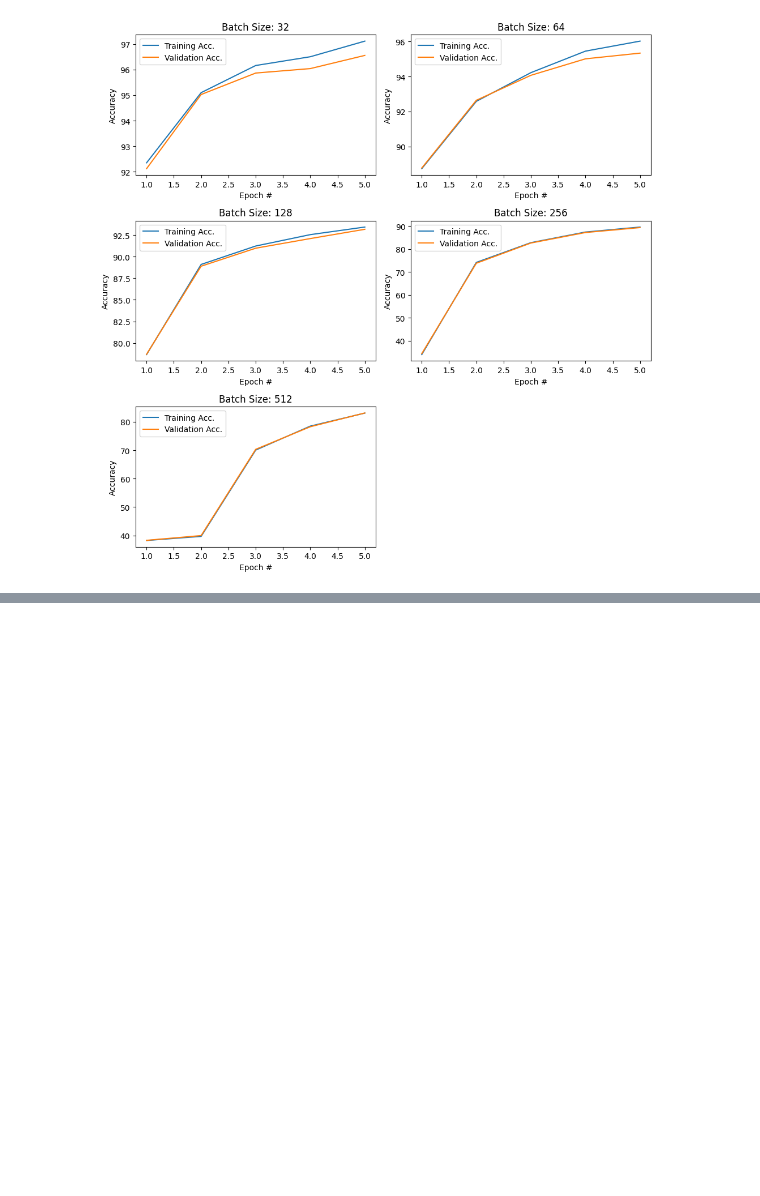
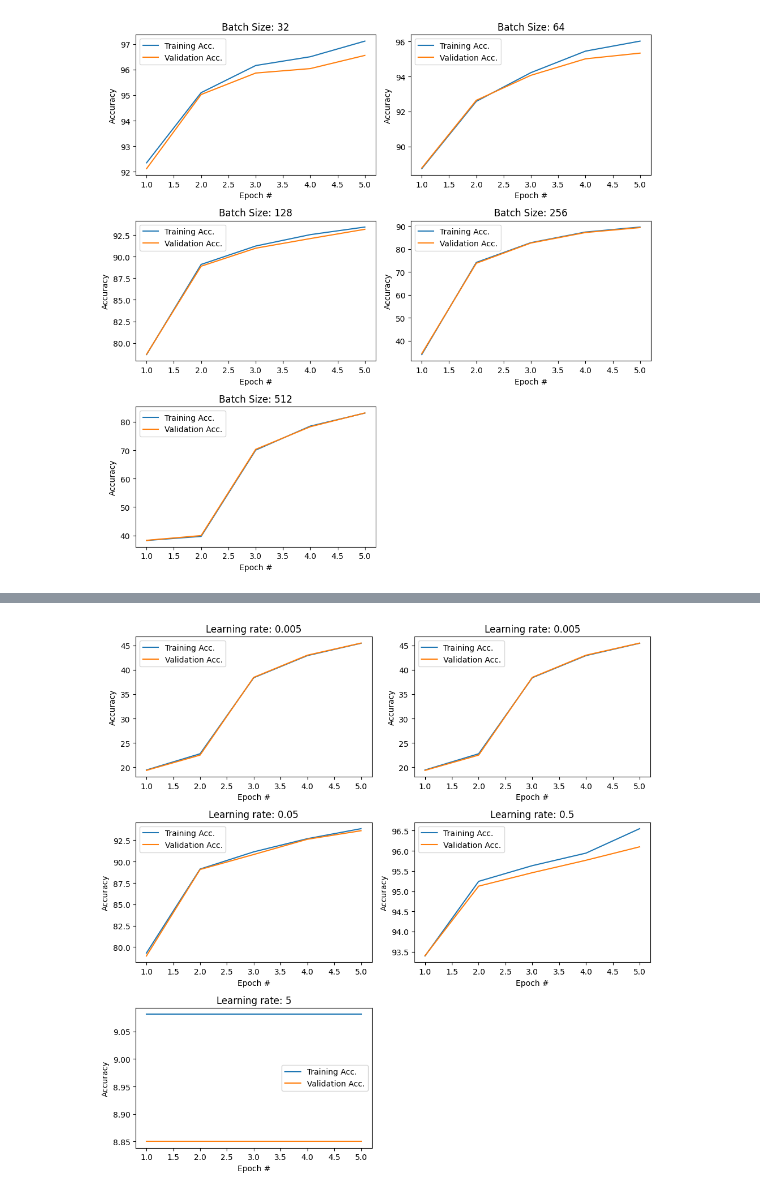
Before and after one commit to jrpenabastidas/ai-science-training-series, a Jupyter notebook: 02_intro_neural_networks/hw_01_introduction_mnist.ipynb, the cells around one changed output, grey strips where cells are left out. Saved outputs shown, nothing was run; the diff lists cells and outputs as text; code cells hidden in the pictures; blank space fills up the shorter version.

```diff
--- a/02_intro_neural_networks/hw_01_introduction_mnist.ipynb
+++ b/02_intro_neural_networks/hw_01_introduction_mnist.ipynb
@@ -301,0 +336,25 @@ validation_data       Subset                 <torch.utils.data.dataset<...>objec
+# %%
+pltsize = 1
+fig, axes = plt.subplots(3, 2, figsize=(10 * pltsize, 10 * pltsize))
+
+learning_rates = [0.005, 0.005, 0.05, 0.5, 5]
+axes_flat = axes.flatten()  # Flatten axes for easier iteration
+
+for i, learning_rate in enumerate(learning_rates):
+    ax = axes_flat[i]  # Get the current axes
+    ax.plot(df['N'], df['train_acc_' + str(learning_rate)], label='Training Acc.')
+    ax.plot(df['N'], df['val_acc_' + str(learning_rate)], label='Validation Acc.')
+    ax.set_xlabel('Epoch #')
+    ax.set_ylabel('Accuracy')
+    ax.legend()
+    ax.set_title(f'Learning rate: {learning_rate}')  # Add title for clarity
+
+# Hide any unused subplots
+if len(learning_rates) < len(axes_flat):
+    for j in range(len(learning_rates), len(axes_flat)):
+        axes_flat[j].set_visible(False)
+
+plt.tight_layout()  # Adjust spacing between subplots
+plt.show()
+# %% [output]
+[figure, added]
```
Also changed, not shown: parts of 13 cells of this notebook.
